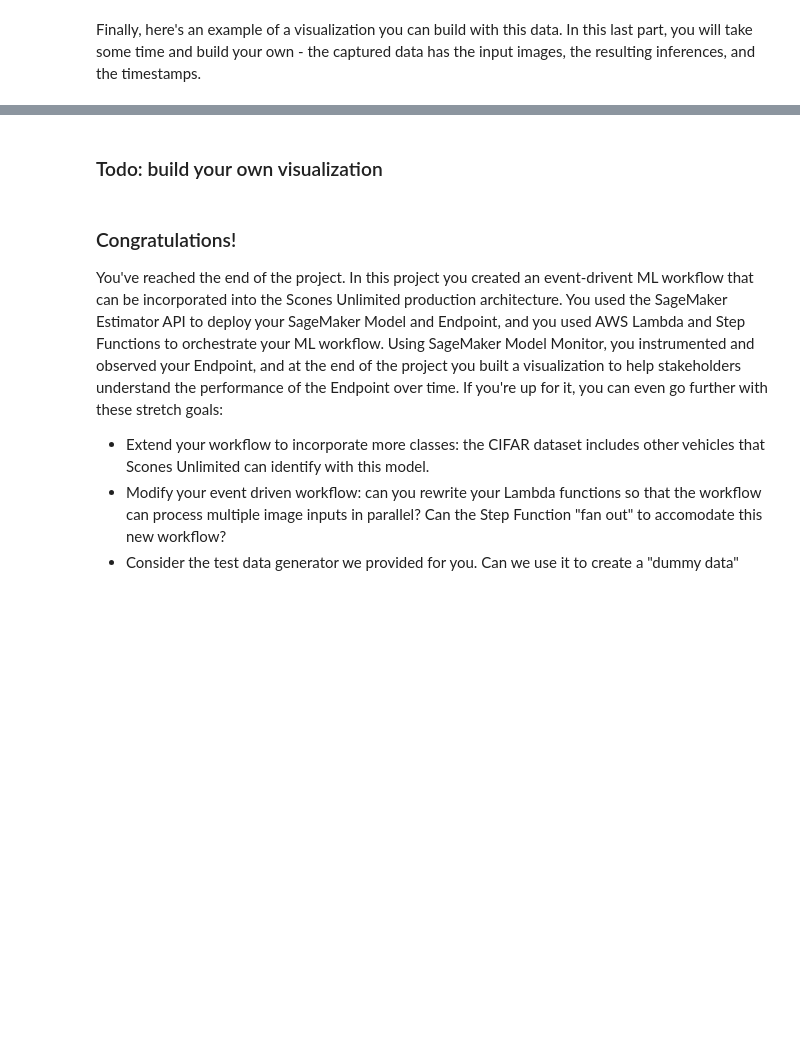
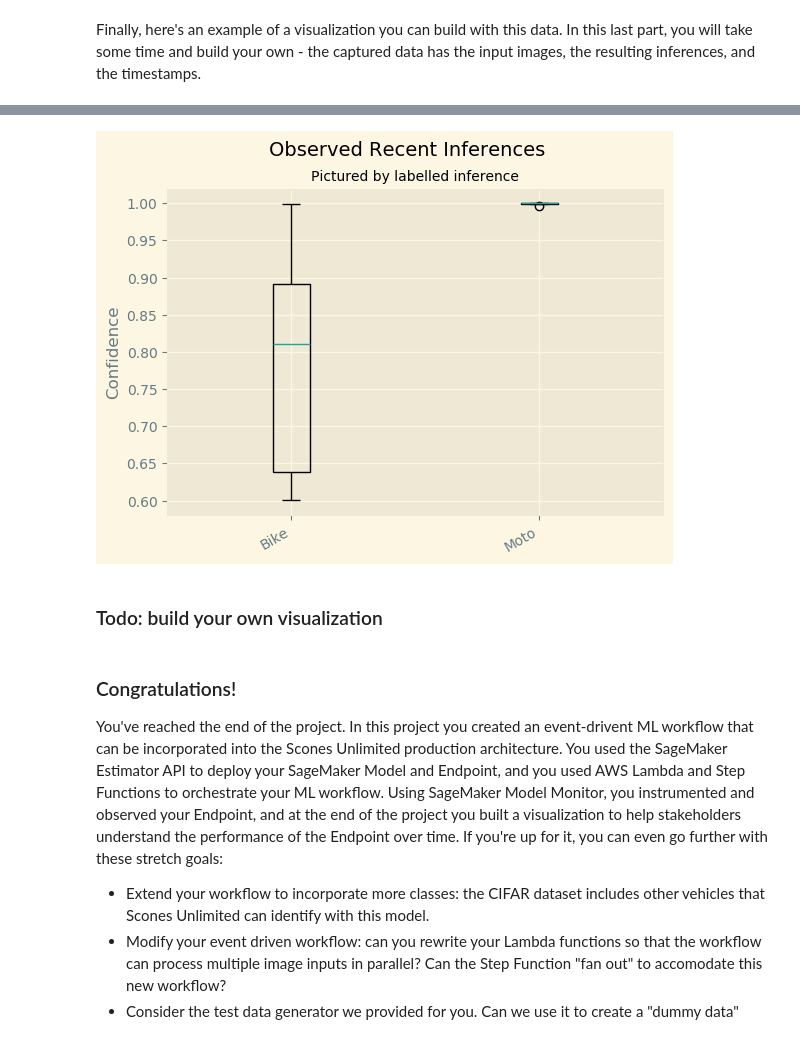
Before and after one commit to maxgabriell/mleng-nd-project-scones-unlimited, a Jupyter notebook: starter.ipynb, the cells around one changed output, grey strips where cells are left out. Saved outputs shown, nothing was run; the diff lists cells and outputs as text; code cells hidden in the pictures; blank space fills up the shorter version.

```diff
--- a/starter.ipynb
+++ b/starter.ipynb
@@ -830,3 +870,18 @@ plt.show()
+# %%
+bike_list = [y[i] for i in range(len(y)) if z[i] == 'Bike']
+moto_list = [y[i] for i in range(len(y)) if z[i] == 'Moto']
+plt.boxplot([bike_list,moto_list],labels = ['Bike','Moto'])
+# Add labels
+plt.ylabel("Confidence")
+plt.suptitle("Observed Recent Inferences", size=14)
+plt.title("Pictured by labelled inference", size=10)
+
+# Give it some pizzaz!
+plt.style.use("Solarize_Light2")
+plt.gcf().autofmt_xdate()
+plt.show()
+# %% [output]
+[figure, added]
 # %% [markdown]
 ### Todo: build your own visualization
 # %% [markdown]
```
Also changed, not shown: parts of 9 cells of this notebook, 6 other files.
